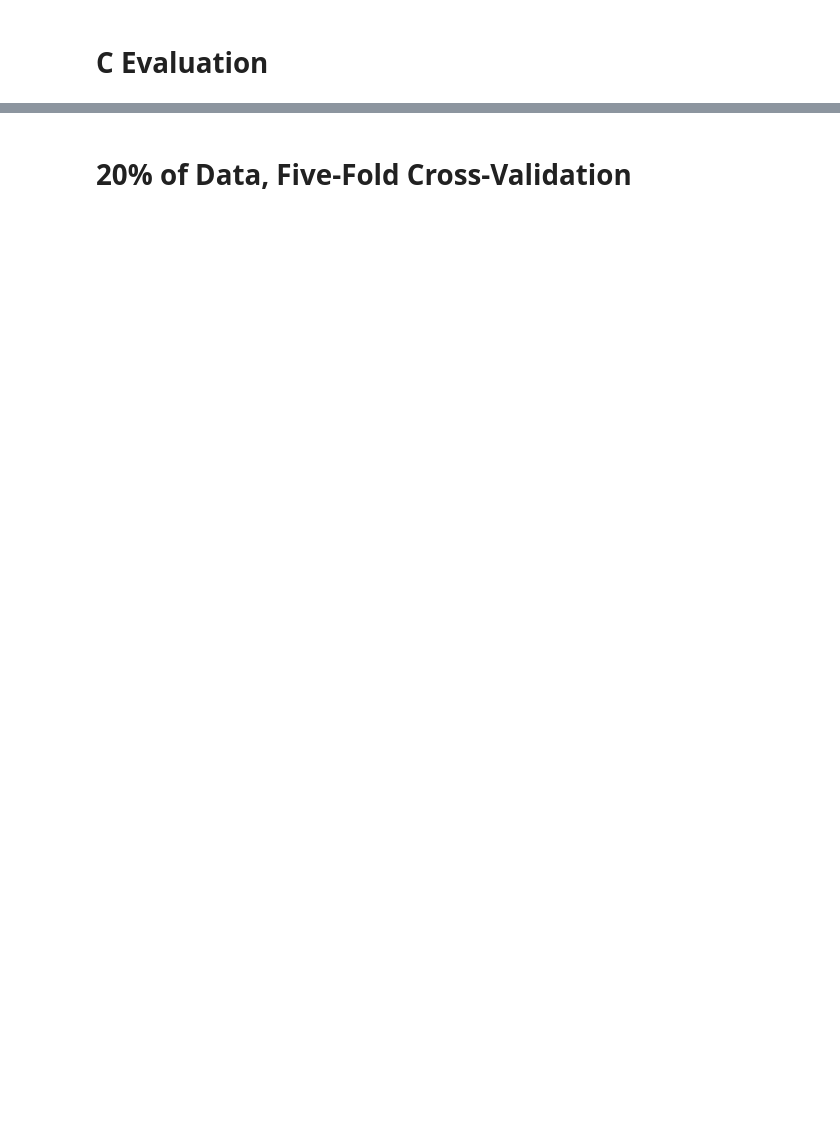
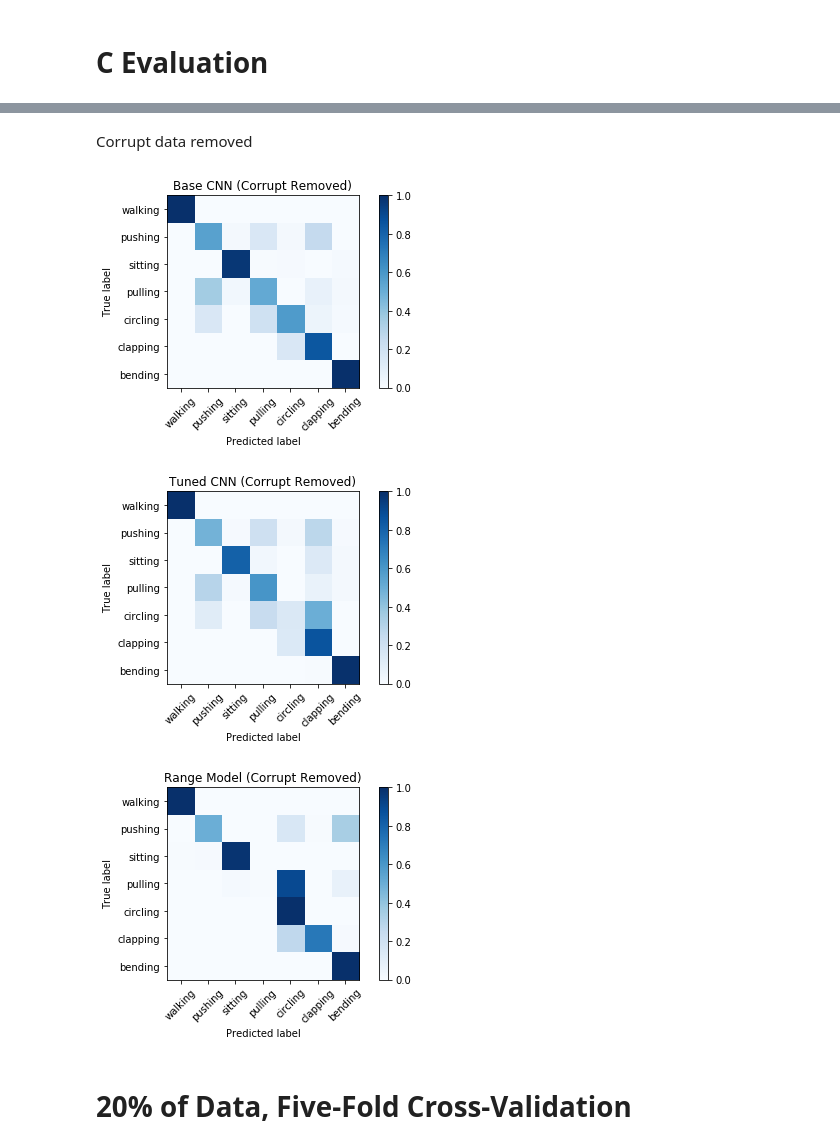
Before and after one commit to Andrew-Mackay/Adapting-the-WaveNet-Deep-Learning-Model-for-RADAR-Classification, a Jupyter notebook: notebooks/17_final_evaluation_comparison.ipynb, the cells around one changed output, grey strips where cells are left out. Drawn from its saved outputs; the diff is of its cells as text; code cells hidden in the pictures; blank space fills up the shorter version.

```diff
--- a/notebooks/17_final_evaluation_comparison.ipynb
+++ b/notebooks/17_final_evaluation_comparison.ipynb
@@ -57,3 +65,36 @@ with open(RANGE_RESULTS_PATH + "results_6_fold.pkl", 'rb') as results_file:
+# %%
+CNN_RESULTS_PATH = BASE_PATH + 'results/CNN_final_model_evaluation_without_corrupt/'
+# ------------ CNN with tuned params -------------------------
+with open(CNN_RESULTS_PATH + "results_test_c.pkl", 'rb') as results_file:
+    cnn_c_2 = pickle.load(results_file)
+
+with open(CNN_RESULTS_PATH + "results_test_20.pkl", 'rb') as results_file:
+    cnn_20_2 = pickle.load(results_file)
+
+with open(CNN_RESULTS_PATH + "results_6_fold.pkl", 'rb') as results_file:
+    cnn_6_fold_2 = pickle.load(results_file)
+
+# ------------ CNN with base params -------------------------
+with open(CNN_RESULTS_PATH + "results_test_c_base.pkl", 'rb') as results_file:
+    cnn_base_c_2 = pickle.load(results_file)
+
+with open(CNN_RESULTS_PATH + "results_test_20_base.pkl", 'rb') as results_file:
+    cnn_base_20_2 = pickle.load(results_file)
+
+with open(CNN_RESULTS_PATH + "results_6_fold_base.pkl", 'rb') as results_file:
+    cnn_base_6_fold_2 = pickle.load(results_file)
+
+# ------------ Range with tuned params -------------------------
+RANGE_RESULTS_PATH = BASE_PATH + 'results/range_data_model_final_evaluation_without_corrupt/'
+
+with open(RANGE_RESULTS_PATH + "results_c.pkl", 'rb') as results_file:
+    range_c_2 = pickle.load(results_file)
+
+with open(RANGE_RESULTS_PATH + "results_20.pkl", 'rb') as results_file:
+    range_20_2 = pickle.load(results_file)
+
+with open(RANGE_RESULTS_PATH + "results_6_fold.pkl", 'rb') as results_file:
+    range_6_fold_2 = pickle.load(results_file)
 # %%
 target_names = ["walking", "pushing", "sitting", "pulling", "circling", "clapping", "bending"]
 nb_classes = len(target_names)
@@ -100,3 +154,18 @@ plot_confusion_matrix(range_c["confusion_matrix"], target_names, title="Range Mo
+# %% [markdown]
+Corrupt data removed
+# %%
+plot_confusion_matrix(cnn_base_c_2["confusion_matrix"], target_names, title="Base CNN (Corrupt Removed)",
+                      save=SAVE_GRAPHS, path=RESULTS_PATH + "confusion_matrix_base_corrupt_removed.pdf")
+
+plot_confusion_matrix(cnn_c_2["confusion_matrix"], target_names, title="Tuned CNN (Corrupt Removed)",
+                      save=SAVE_GRAPHS, path=RESULTS_PATH + "confusion_matrix_tuned_corrupt_removed.pdf")
+
+plot_confusion_matrix(range_c_2["confusion_matrix"], target_names, title="Range Model (Corrupt Removed)",
+                      save=SAVE_GRAPHS, path=RESULTS_PATH + "confusion_matrix_range_corrupt_removed.pdf")
+# %% [output]
+[figure, added]
+[figure, added]
+[figure, added]
 # %% [markdown]
 # 20% of Data, Five-Fold Cross-Validation
 # %%
```
Also changed, not shown: parts of 18 cells of this notebook, 55 other files.
